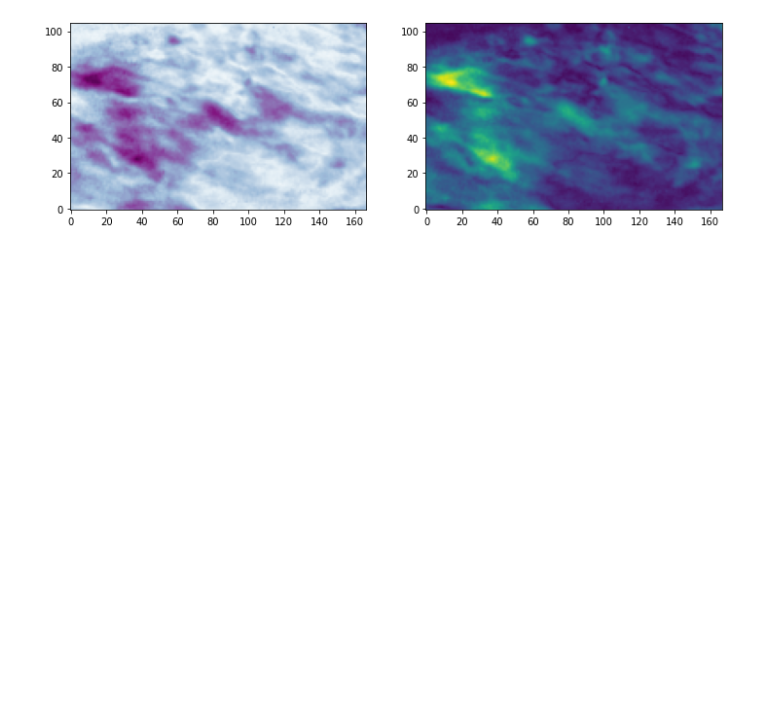
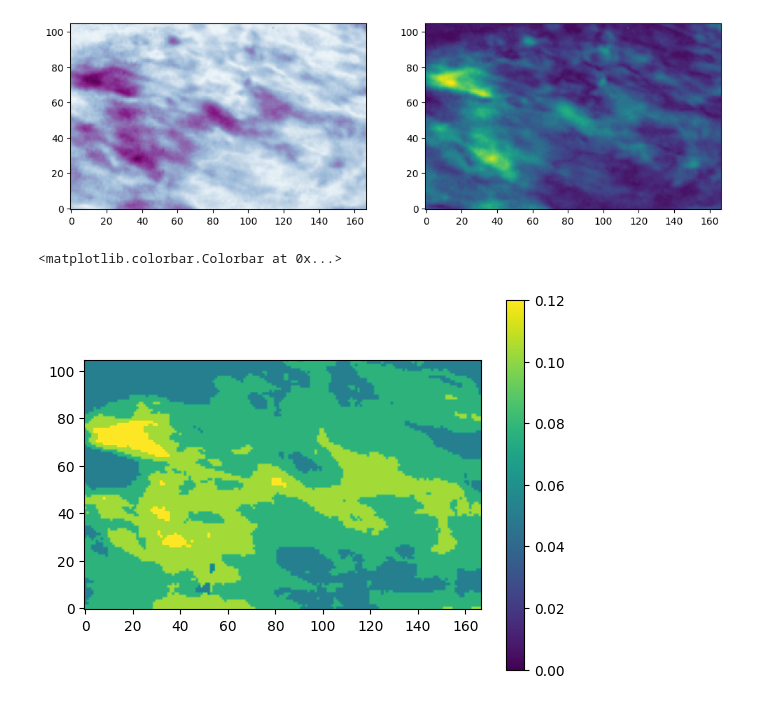
Before and after one commit to antoinemarchal/FFT-21cm, a Jupyter notebook: Marchal_et_al_2022b.ipynb, the cells around one changed output. Saved outputs shown, nothing was run; the diff lists cells and outputs as text; code cells hidden in the pictures; blank space fills up the shorter version.

```diff
--- a/Marchal_et_al_2022b.ipynb
+++ b/Marchal_et_al_2022b.ipynb
@@ -121,3 +121,14 @@ ax2.imshow(fcnm_low*NHI, origin="lower", vmin=0.,
 # %% [output]
 <matplotlib.image.AxesImage at 0x...>
 [figure]
+# %%
+foo = np.zeros(hsfft[0].shape)
+for i in tqdm(np.arange(cube.shape[1])):
+    for j in np.arange(cube.shape[2]):
+      foo[i,j] = hfreqs[np.where(hsfft[:,i,j] < 0.3)[0][0]]
+# %%
+plt.imshow(foo, vmin=0, vmax=0.12, origin="lower")
+plt.colorbar()
+# %% [output]
+<matplotlib.colorbar.Colorbar at 0x...>
+[figure, added]
```
Also changed, not shown: parts of 3 cells of this notebook.
